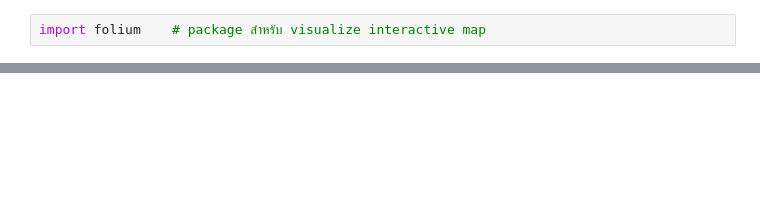
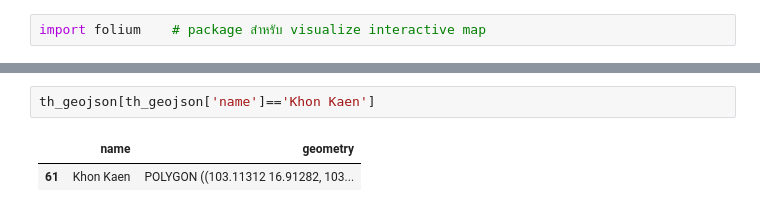
Before and after one commit to jittakorn-ch/data_viz_2022, a Jupyter notebook: Visualize_Map.ipynb, the cells around one changed output, grey strips where cells are left out. Saved outputs shown, nothing was run; the diff lists cells and outputs as text; blank space fills up the shorter version.

```diff
--- a/Visualize_Map.ipynb
+++ b/Visualize_Map.ipynb
@@ -23,0 +128,5 @@ m
+# %%
+th_geojson[th_geojson['name']=='Khon Kaen']
+# %% [output]
+|  | name | geometry |
+| 61 | Khon Kaen | POLYGON ((103.11312 16.91282, 103... |
```
Also changed, not shown: parts of 24 cells of this notebook.
